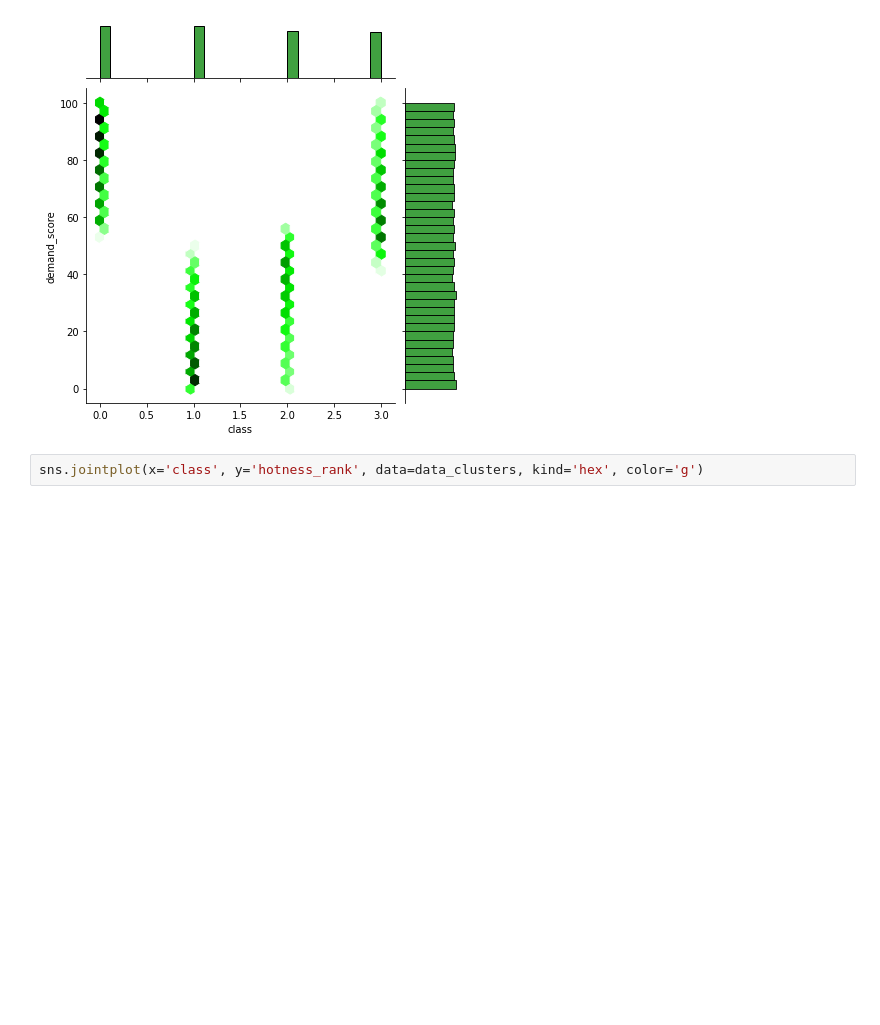
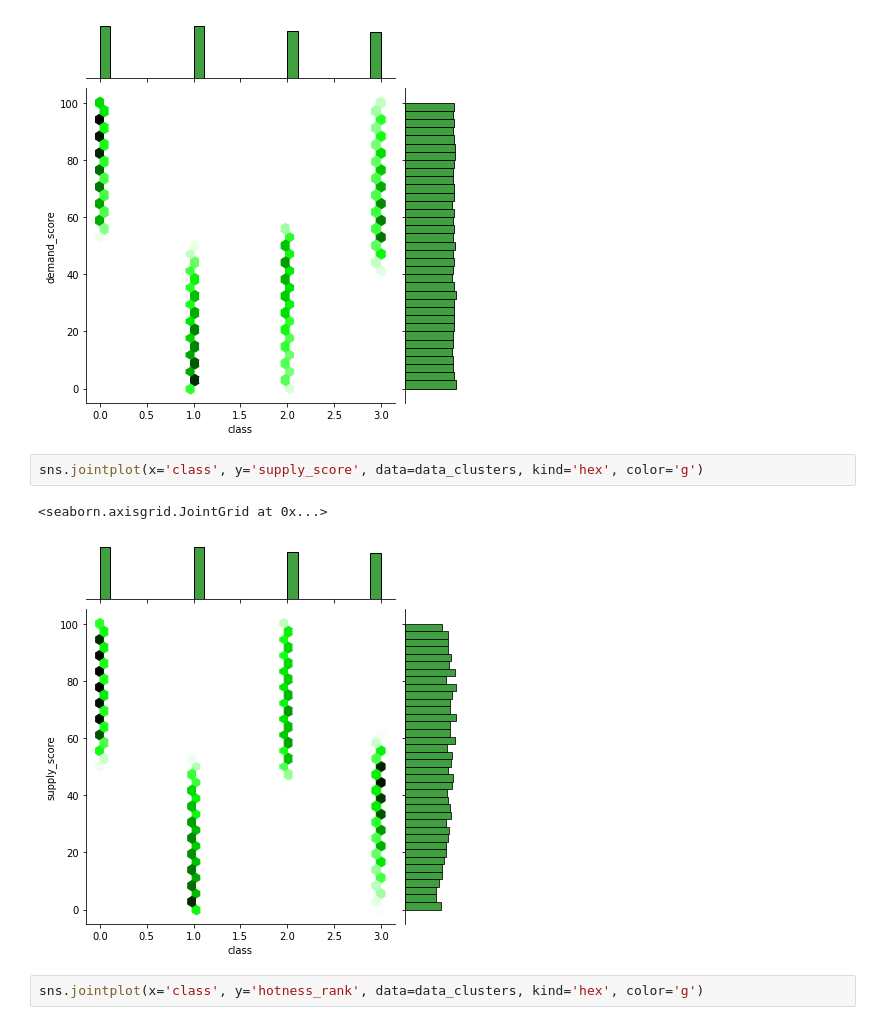
Before and after one commit to sjpozzuoli/Daves_Eagles, a Jupyter notebook: unsupervised_analysis_group_project.ipynb, the cells around one changed output. Cells and saved outputs as stored; diff of their text form; blank space fills up the shorter version.

```diff
--- a/unsupervised_analysis_group_project.ipynb
+++ b/unsupervised_analysis_group_project.ipynb
@@ -241,6 +241,11 @@ sns.jointplot(x='class', y='demand_score', data=data_clusters, kind='hex', color
 # %% [output]
 <seaborn.axisgrid.JointGrid at 0x...>
 [figure]
+# %%
+sns.jointplot(x='class', y='supply_score', data=data_clusters, kind='hex', color='g')
+# %% [output]
+<seaborn.axisgrid.JointGrid at 0x...>
+[figure, added]
 # %%
 sns.jointplot(x='class', y='hotness_rank', data=data_clusters, kind='hex', color='g')
 # %% [output]
```
